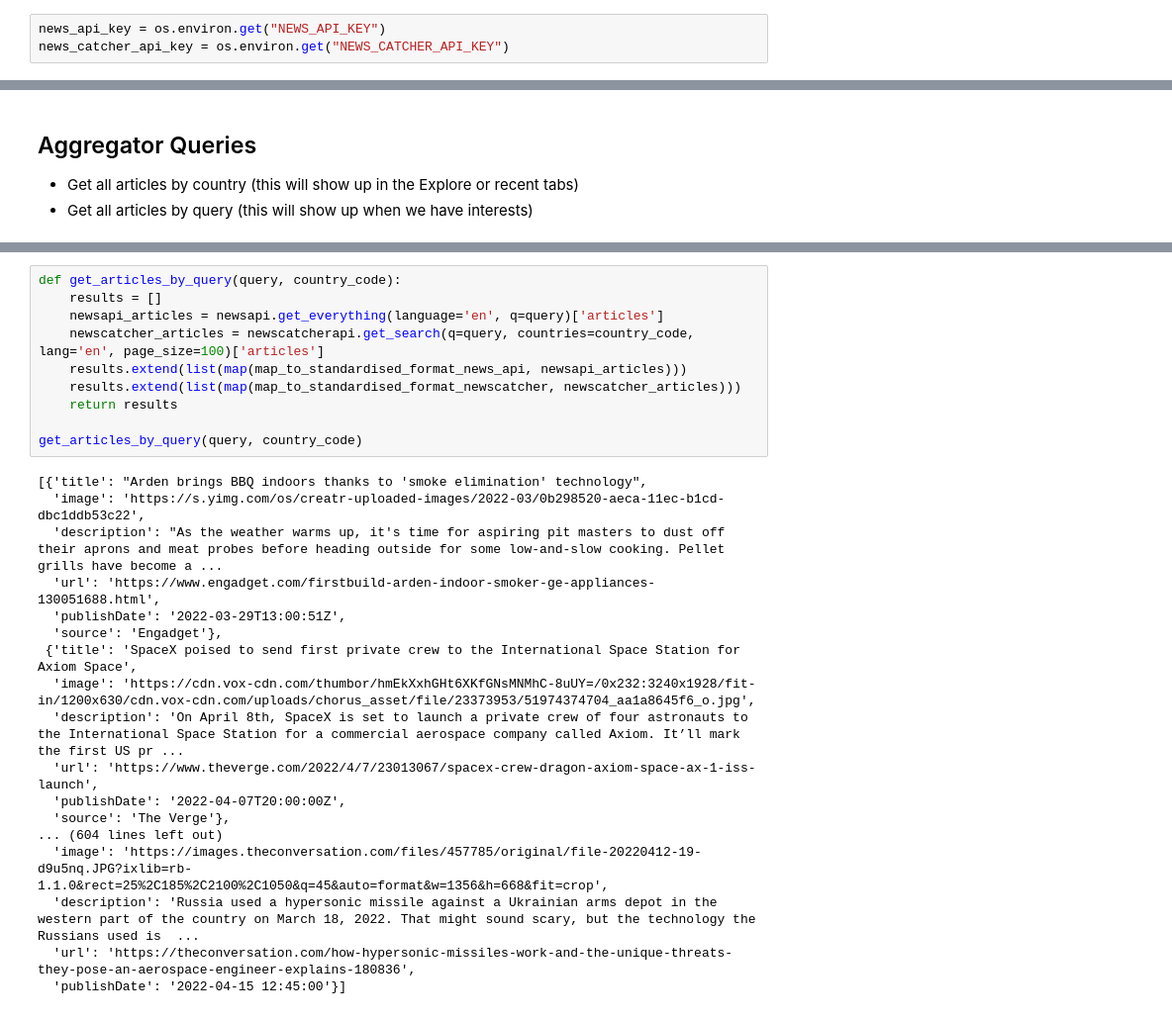
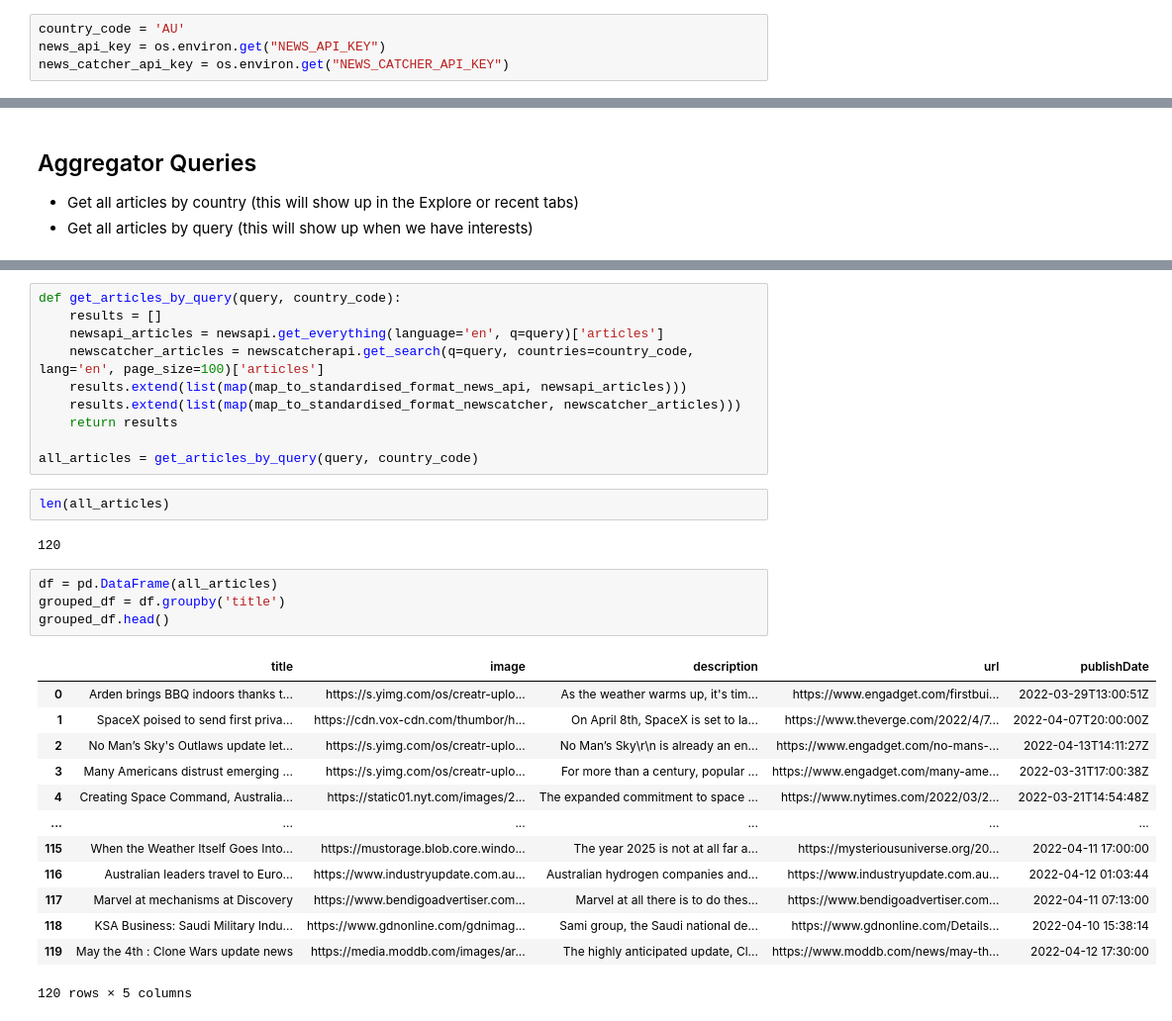
Before and after one commit to chrisrabe/marites-profiler, a Jupyter notebook: notebooks/news-api-tests.ipynb, the cells around one changed output, grey strips where cells are left out. Shown: that part at 99% size. Drawn from its saved outputs; the diff is of its cells as text.

Commit message:
feat: ensure that articles are unique

```diff
--- a/notebooks/news-api-tests.ipynb
+++ b/notebooks/news-api-tests.ipynb
@@ -25,4 +19,5 @@ country_code
 # %%
+country_code = 'AU'
 news_api_key = os.environ.get("NEWS_API_KEY")
 news_catcher_api_key = os.environ.get("NEWS_CATCHER_API_KEY")
 # %% [markdown]
@@ -207,22 +206,26 @@ def get_articles_by_query(query, country_code):
     results.extend(list(map(map_to_standardised_format_newscatcher, newscatcher_articles)))
     return results
 
-get_articles_by_query(query, country_code)
+all_articles = get_articles_by_query(query, country_code)
-# %% [output]
-[{'title': "Arden brings BBQ indoors thanks to 'smoke elimination' technology",
-  'image': 'https://s.yimg.com/os/creatr-uploaded-images/2022-03/0b298520-aeca-11ec-b1cd-dbc1ddb53c22',
-  'description': "As the weather warms up, it's time for aspiring pit masters to dust off their aprons and meat probes before heading outside for some low-and-slow cooking. Pellet grills have become a ...
-  'url': 'https://www.engadget.com/firstbuild-arden-indoor-smoker-ge-appliances-130051688.html',
-  'publishDate': '2022-03-29T13:00:51Z',
-  'source': 'Engadget'},
- {'title': 'SpaceX poised to send first private crew to the International Space Station for Axiom Space',
-  'image': 'https://cdn.vox-cdn.com/thumbor/hmEkXxhGHt6XKfGNsMNMhC-8uUY=/0x232:3240x1928/fit-in/1200x630/cdn.vox-cdn.com/uploads/chorus_asset/file/23373953/51974374704_aa1a8645f6_o.jpg',
-  'description': 'On April 8th, SpaceX is set to launch a private crew of four astronauts to the International Space Station for a commercial aerospace company called Axiom. It’ll mark the first US pr ...
-  'url': 'https://www.theverge.com/2022/4/7/23013067/spacex-crew-dragon-axiom-space-ax-1-iss-launch',
-  'publishDate': '2022-04-07T20:00:00Z',
-  'source': 'The Verge'},
-... (604 lines left out)
-  'image': 'https://images.theconversation.com/files/457785/original/file-20220412-19-d9u5nq.JPG?ixlib=rb-1.1.0&rect=25%2C185%2C2100%2C1050&q=45&auto=format&w=1356&h=668&fit=crop',
-  'description': 'Russia used a hypersonic missile against a Ukrainian arms depot in the western part of the country on March 18, 2022. That might sound scary, but the technology the Russians used is  ...
-  'url': 'https://theconversation.com/how-hypersonic-missiles-work-and-the-unique-threats-they-pose-an-aerospace-engineer-explains-180836',
-  'publishDate': '2022-04-15 12:45:00'}]
+# %%
+len(all_articles)
+# %% [output]
+120
+# %%
+df = pd.DataFrame(all_articles)
+grouped_df = df.groupby('title')
+grouped_df.head()
+# %% [output]
+|  | title | image | description | url | publishDate |
+| 0 | Arden brings BBQ indoors thanks t... | https://s.yimg.com/os/creatr-uplo... | As the weather warms up, it's tim... | https://www.engadget.com/firstbui... | 2022-03-29T13:00:51Z |
+| 1 | SpaceX poised to send first priva... | https://cdn.vox-cdn.com/thumbor/h... | On April 8th, SpaceX is set to la... | https://www.theverge.com/2022/4/7... | 2022-04-07T20:00:00Z |
+| 2 | No Man’s Sky's Outlaws update let... | https://s.yimg.com/os/creatr-uplo... | No Man’s Sky\r\n is already an en... | https://www.engadget.com/no-mans-... | 2022-04-13T14:11:27Z |
+| 3 | Many Americans distrust emerging ... | https://s.yimg.com/os/creatr-uplo... | For more than a century, popular ... | https://www.engadget.com/many-ame... | 2022-03-31T17:00:38Z |
+| 4 | Creating Space Command, Australia... | https://static01.nyt.com/images/2... | The expanded commitment to space ... | https://www.nytimes.com/2022/03/2... | 2022-03-21T14:54:48Z |
+| ... | ... | ... | ... | ... | ... |
+| 115 | When the Weather Itself Goes Into... | https://mustorage.blob.core.windo... | The year 2025 is not at all far a... | https://mysteriousuniverse.org/20... | 2022-04-11 17:00:00 |
+| 116 | Australian leaders travel to Euro... | https://www.industryupdate.com.au... | Australian hydrogen companies and... | https://www.industryupdate.com.au... | 2022-04-12 01:03:44 |
+| 117 | Marvel at mechanisms at Discovery | https://www.bendigoadvertiser.com... | Marvel at all there is to do thes... | https://www.bendigoadvertiser.com... | 2022-04-11 07:13:00 |
+| 118 | KSA Business: Saudi Military Indu... | https://www.gdnonline.com/gdnimag... | Sami group, the Saudi national de... | https://www.gdnonline.com/Details... | 2022-04-10 15:38:14 |
+| 119 | May the 4th : Clone Wars update news | https://media.moddb.com/images/ar... | The highly anticipated update, Cl... | https://www.moddb.com/news/may-th... | 2022-04-12 17:30:00 |
+120 rows × 5 columns
```
Also changed, not shown: parts of 8 cells of this notebook, 4 other files.
